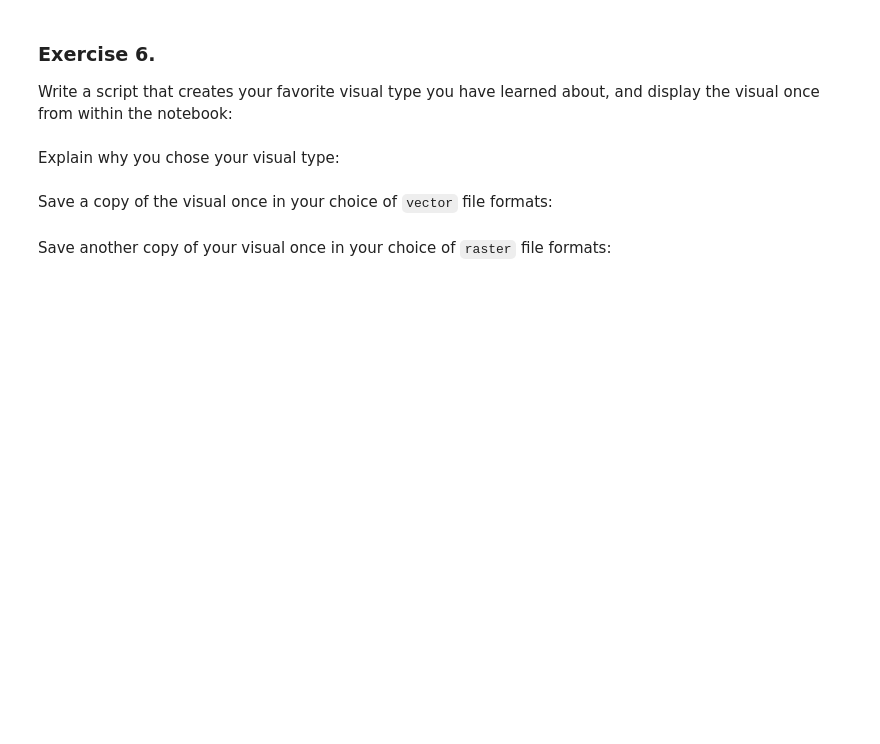
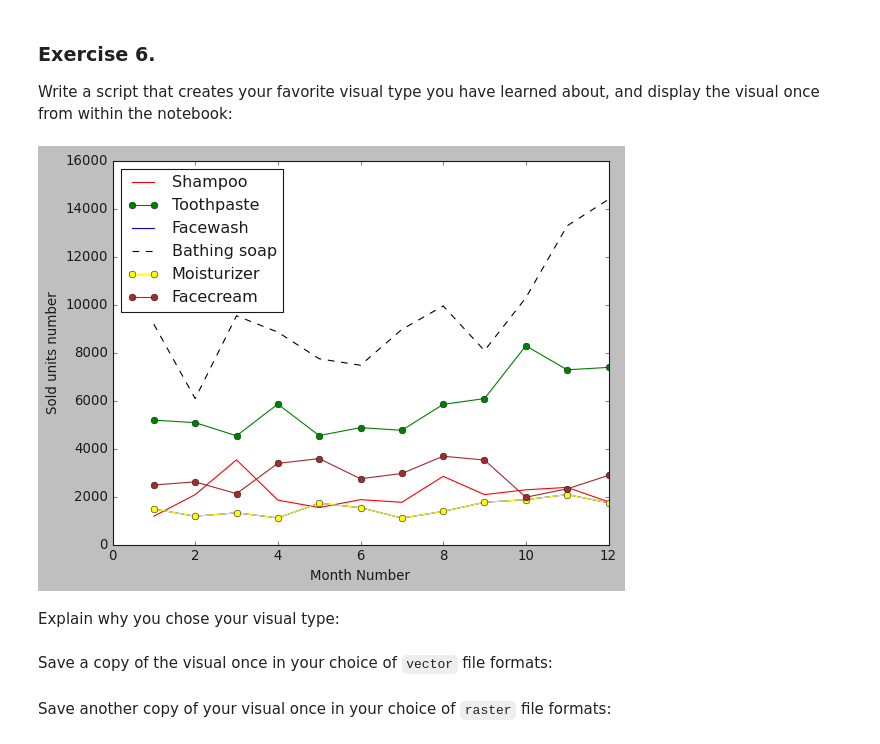
Before and after one commit to dluka117/DataScienceCourse, a Jupyter notebook: datascience/python/11_mod_matplotlib/17-Exercises.ipynb, the cells around one changed output. Cells and saved outputs as stored; diff of their text form; code cells hidden in the pictures; blank space fills up the shorter version.

```diff
--- a/datascience/python/11_mod_matplotlib/17-Exercises.ipynb
+++ b/datascience/python/11_mod_matplotlib/17-Exercises.ipynb
@@ -150,6 +162,27 @@ The bar chart should display the number of units sold per month for each product
 # %% [markdown]
 ### Exercise 6.
 Write a script that creates your favorite visual type you have learned about, and display the visual once from within the notebook:
+# %%
+x = data['month_number']
+plt.plot(x, data['shampoo'], color= 'red',label='Shampoo')
+plt.plot(x, data['toothpaste'], color= 'green', marker='o', label='Toothpaste')
+plt.plot(x, data['facewash'], color='blue', label='Facewash')
+plt.plot(x, data['bathingsoap'], color='black', linestyle='--', label='Bathing soap')
+plt.plot(x, data['moisturizer'], color='yellow', marker='o', label='Moisturizer')
+plt.plot(x, data['facecream'], color='brown', marker='o', label='Facecream')
+plt.legend(loc='upper left')
+plt.xlabel('Month Number')
+plt.ylabel('Sold units number')
+plt.savefig('multilineplotex2.svg')
+plt.savefig('multilineplotex2rast.jpg')
+
+# I chose the multiline plot used in excercise 2 because I like how it displays the trends in growth over time.
+#The lines connecting the data points give a visual representation of the rate of change between months.
+#I think for this case I would prefer raster file formats because for most of these graphs a lot of detail is not
+# necessary. Vector files have more continoues lines while raster files use pixel approximations. I think
+#raster files will usually suffice for most mathematical graphs like this.
+# %% [output]
+[figure, added]
 # %% [markdown]
 Explain why you chose your visual type:
 # %% [markdown]
```
Also changed, not shown: parts of 6 cells of this notebook, 3 other files.
